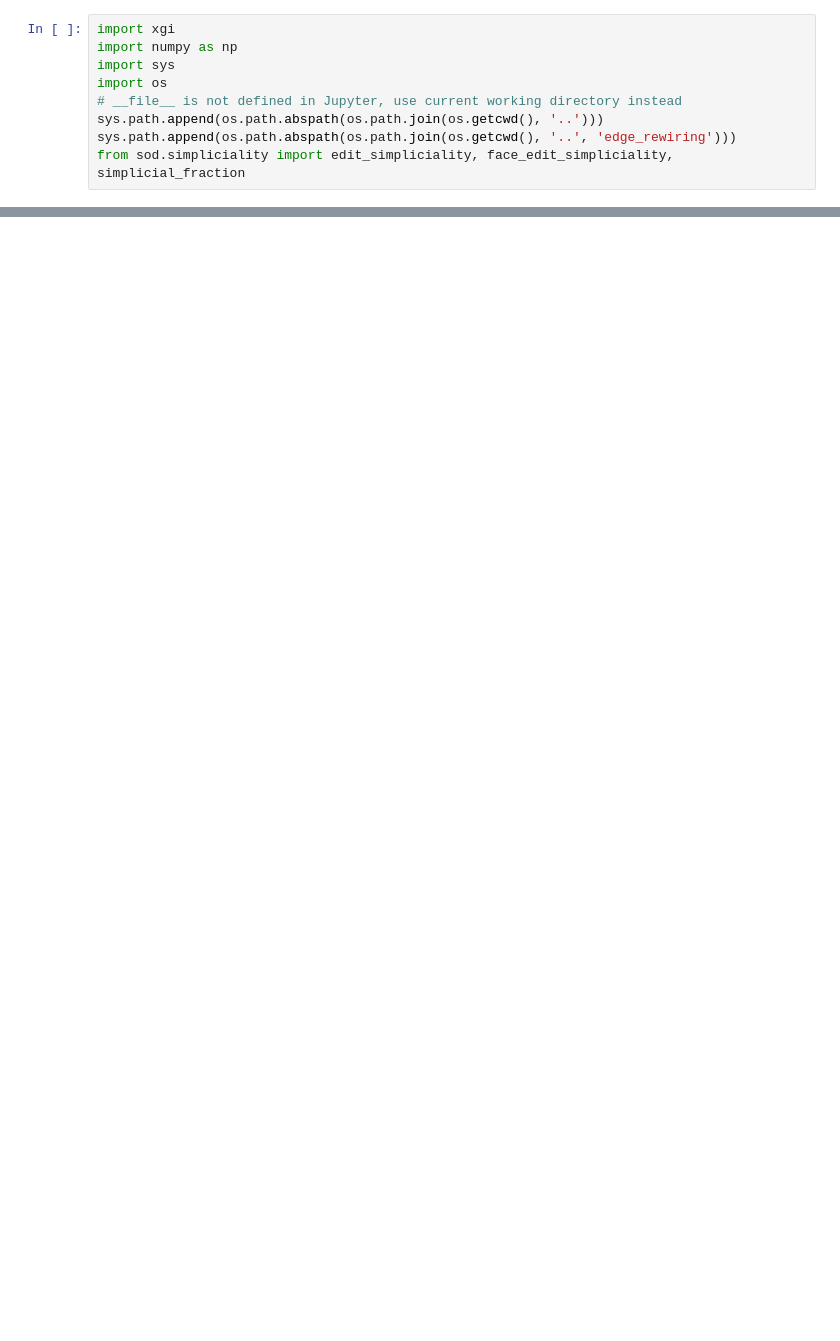
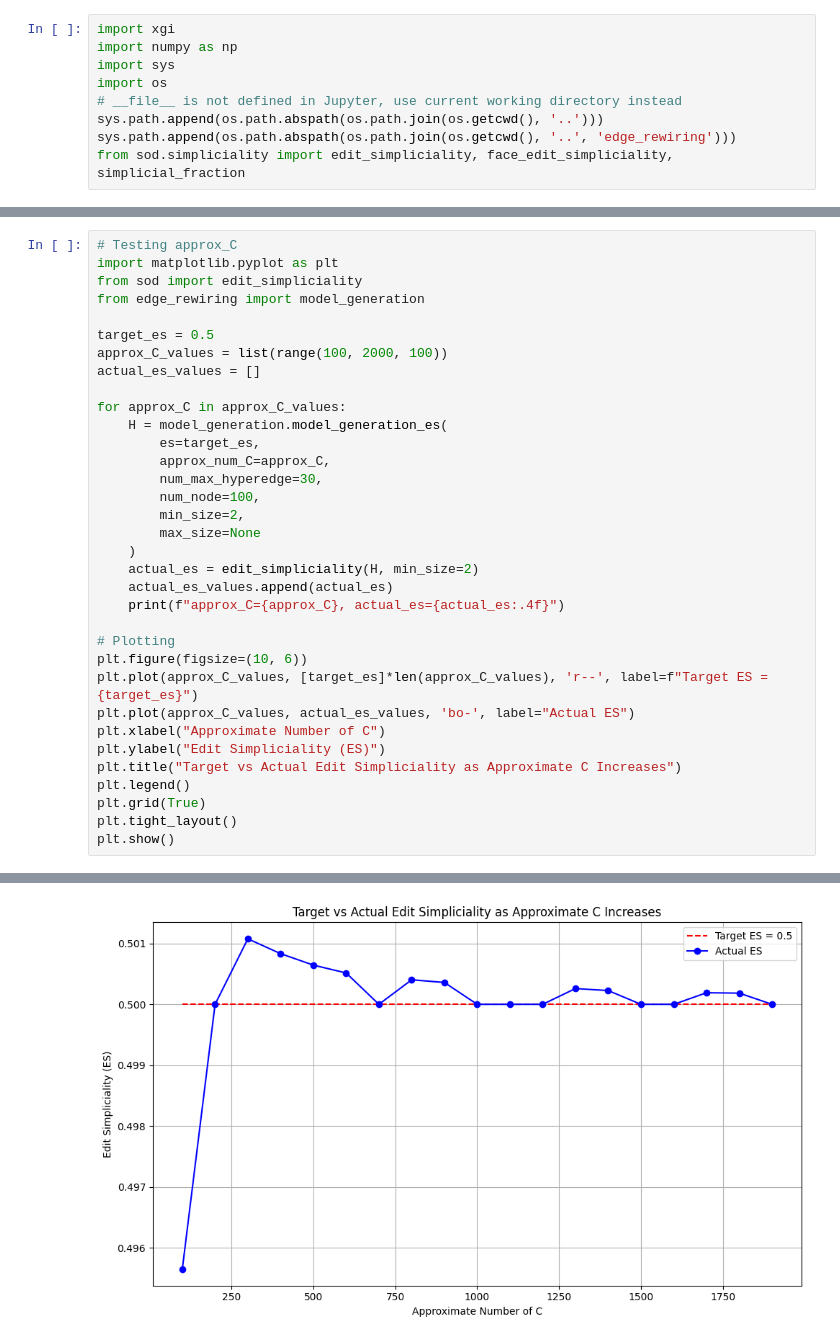
Before and after one commit to Departures2023/the-simpliciality-of-higher-order-networks, a Jupyter notebook: edge_rewiring/model_generation.ipynb, the cells around one changed output, grey strips where cells are left out. Saved outputs shown, nothing was run; the diff lists cells and outputs as text; blank space fills up the shorter version.

Commit message:
Some model testing

```diff
--- a/edge_rewiring/model_generation.ipynb
+++ b/edge_rewiring/model_generation.ipynb
@@ -190,0 +218,35 @@ XGIError: Every node must be a member of an edge to avoid divide by zero error!
+# %%
+# Testing approx_C
+import matplotlib.pyplot as plt
+from sod import edit_simpliciality
+from edge_rewiring import model_generation
+
+target_es = 0.5
+approx_C_values = list(range(100, 2000, 100))
+actual_es_values = []
+
+for approx_C in approx_C_values:
+    H = model_generation.model_generation_es(
+        es=target_es,
+        approx_num_C=approx_C,
+        num_max_hyperedge=30,
+        num_node=100,
+        min_size=2,
+        max_size=None
+    )
+    actual_es = edit_simpliciality(H, min_size=2)
+    actual_es_values.append(actual_es)
+    print(f"approx_C={approx_C}, actual_es={actual_es:.4f}")
+
+# Plotting
+plt.figure(figsize=(10, 6))
+plt.plot(approx_C_values, [target_es]*len(approx_C_values), 'r--', label=f"Target ES = {target_es}")
+plt.plot(approx_C_values, actual_es_values, 'bo-', label="Actual ES")
+plt.xlabel("Approximate Number of C")
+plt.ylabel("Edit Simpliciality (ES)")
+plt.title("Target vs Actual Edit Simpliciality as Approximate C Increases")
+plt.legend()
+plt.grid(True)
+plt.tight_layout()
+plt.show()
+# %% [output]
@@ -190,0 +272 @@ XGIError: Every node must be a member of an edge to avoid divide by zero error!
+[figure, added]
```
Also changed, not shown: parts of 9 cells of this notebook, 13 other files.
